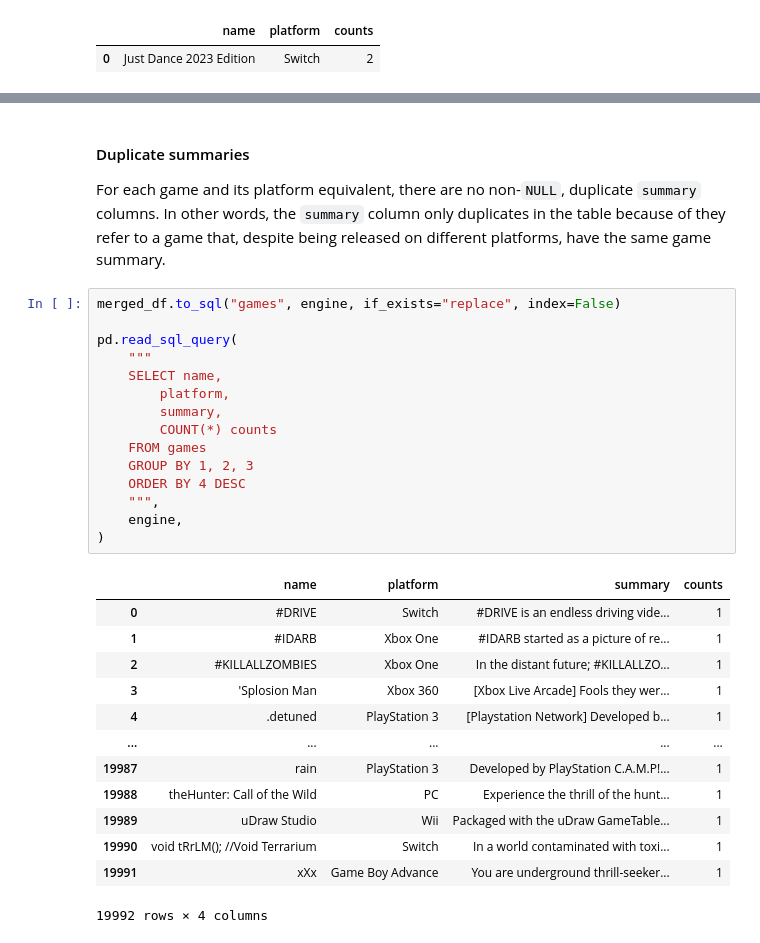
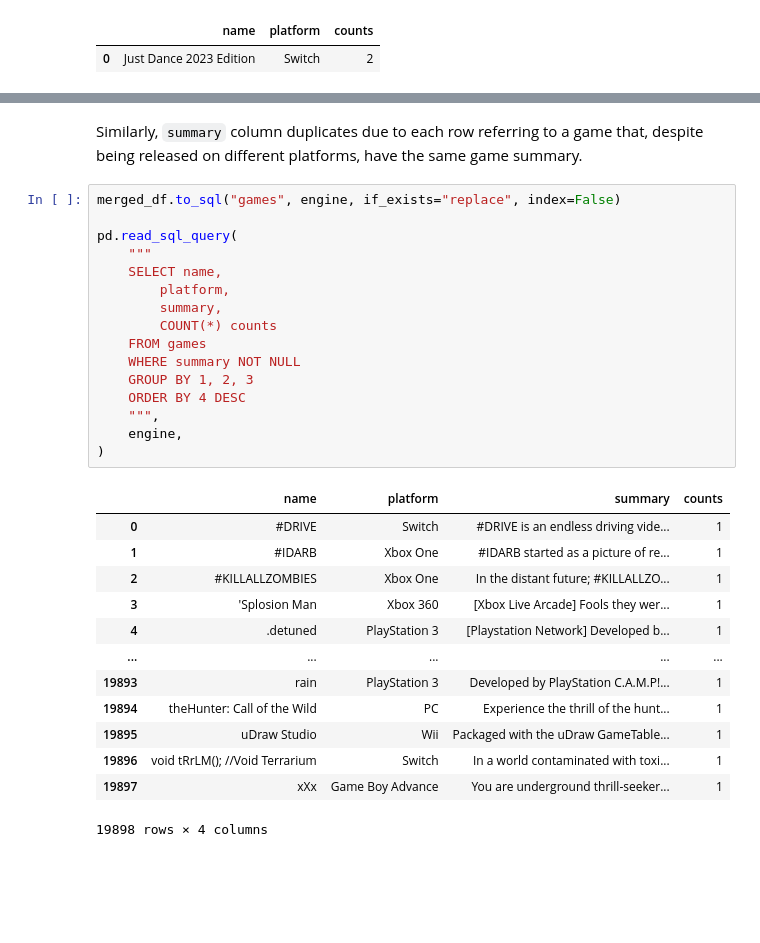
Before and after one commit to henrylin03/video-games, a Jupyter notebook: analysis.ipynb, the cells around one changed output, grey strips where cells are left out. Cells and saved outputs as stored; diff of their text form; blank space fills up the shorter version.

```diff
--- a/analysis.ipynb
+++ b/analysis.ipynb
@@ -328,34 +326,34 @@ if not dups_df.empty:
 |  | name | platform | release_date | summary | meta_score | user_score |
 | 8086 | Just Dance 2023 Edition | Switch | 2022-11-22 00:00:00.000000 | Welcome to a new era of dance wit... | 77.0 | 5.1 |
 # %% [markdown]
-#### Duplicate summaries
-For each game and its platform equivalent, there are no non-`NULL`, duplicate `summary` columns. In other words, the `summary` column only duplicates in the table because of they refer to a game that, despite being released on different platforms, have the same game summary.
+Similarly, `summary` column duplicates due to each row referring to a game that, despite being released on different platforms, have the same game summary.
 # %%
 merged_df.to_sql("games", engine, if_exists="replace", index=False)
 
 pd.read_sql_query(
     """
     SELECT name,
         platform,
         summary,
         COUNT(*) counts
     FROM games
+    WHERE summary NOT NULL
     GROUP BY 1, 2, 3
     ORDER BY 4 DESC
     """,
     engine,
 )
 # %% [output]
 |  | name | platform | summary | counts |
 | 0 | #DRIVE | Switch | #DRIVE is an endless driving vide... | 1 |
 | 1 | #IDARB | Xbox One | #IDARB started as a picture of re... | 1 |
 | 2 | #KILLALLZOMBIES | Xbox One | In the distant future; #KILLALLZO... | 1 |
 | 3 | 'Splosion Man | Xbox 360 | [Xbox Live Arcade] Fools they wer... | 1 |
 | 4 | .detuned | PlayStation 3 | [Playstation Network] Developed b... | 1 |
 | ... | ... | ... | ... | ... |
-| 19987 | rain | PlayStation 3 | Developed by PlayStation C.A.M.P!... | 1 |
-| 19988 | theHunter: Call of the Wild | PC | Experience the thrill of the hunt... | 1 |
-| 19989 | uDraw Studio | Wii | Packaged with the uDraw GameTable... | 1 |
-| 19990 | void tRrLM(); //Void Terrarium | Switch | In a world contaminated with toxi... | 1 |
-| 19991 | xXx | Game Boy Advance | You are underground thrill-seeker... | 1 |
+| 19893 | rain | PlayStation 3 | Developed by PlayStation C.A.M.P!... | 1 |
+| 19894 | theHunter: Call of the Wild | PC | Experience the thrill of the hunt... | 1 |
+| 19895 | uDraw Studio | Wii | Packaged with the uDraw GameTable... | 1 |
+| 19896 | void tRrLM(); //Void Terrarium | Switch | In a world contaminated with toxi... | 1 |
+| 19897 | xXx | Game Boy Advance | You are underground thrill-seeker... | 1 |
-19992 rows × 4 columns
+19898 rows × 4 columns
```
Also changed, not shown: parts of 1 cell of this notebook.
